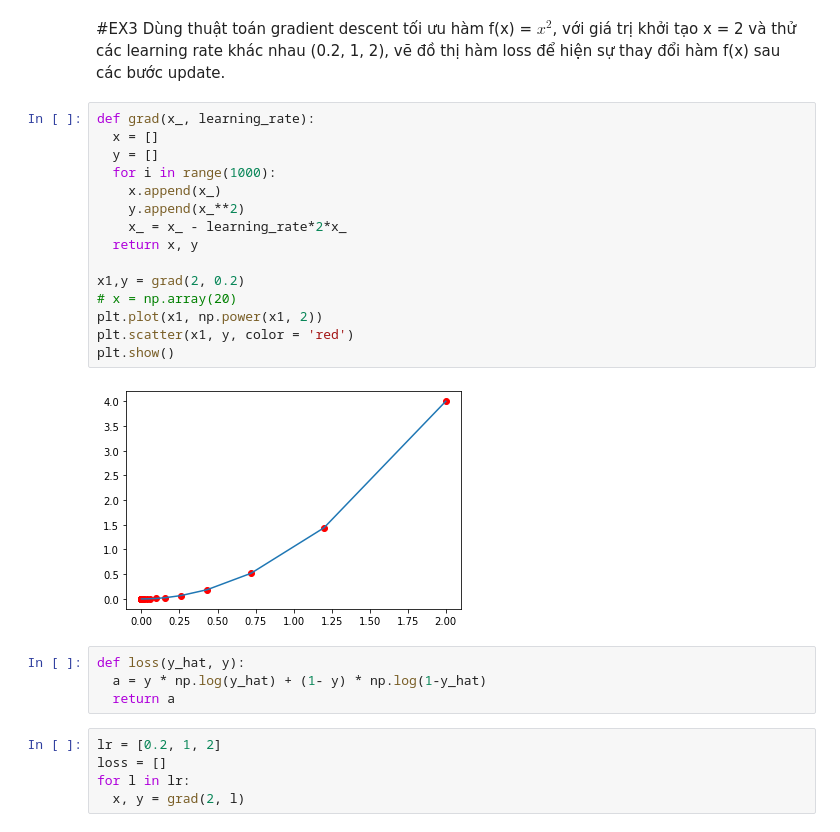
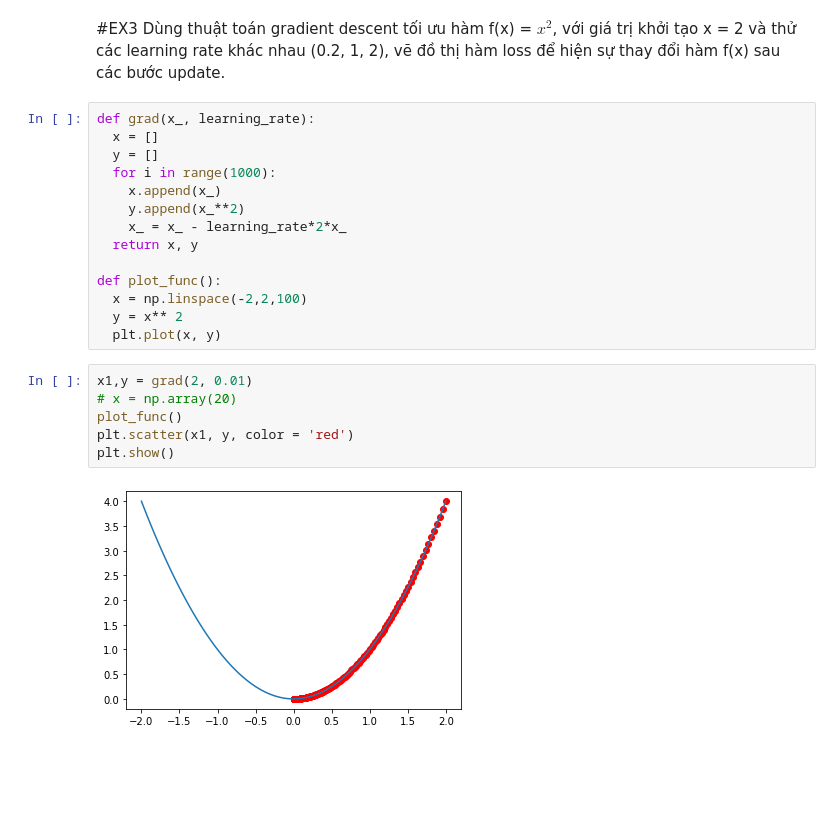
Before and after one commit to minhanh1135/Machine-Learning-with-Python, a Jupyter notebook: Week7/LogisticRegression.ipynb, the cells around one changed output. Drawn from its saved outputs; the diff is of its cells as text; blank space fills up the shorter version.

```diff
--- a/Week7/LogisticRegression.ipynb
+++ b/Week7/LogisticRegression.ipynb
@@ -108,19 +108,15 @@ def grad(x_, learning_rate):
     x_ = x_ - learning_rate*2*x_
   return x, y
 
-x1,y = grad(2, 0.2)
-# x = np.array(20)
-plt.plot(x1, np.power(x1, 2))
-plt.scatter(x1, y, color = 'red')
-plt.show()
+def plot_func():
+  x = np.linspace(-2,2,100)
+  y = x** 2
+  plt.plot(x, y)
-# %% [output]
-[figure, removed]
-# %%
-def loss(y_hat, y):
-  a = y * np.log(y_hat) + (1- y) * np.log(1-y_hat)
-  return a
-# %%
-lr = [0.2, 1, 2]
-loss = []
-for l in lr:
-  x, y = grad(2, l)
+# %%
+x1,y = grad(2, 0.01)
+# x = np.array(20)
+plot_func()
+plt.scatter(x1, y, color = 'red')
+plt.show()
+# %% [output]
+[figure, added]
```
Also changed, not shown: parts of 19 cells of this notebook.
